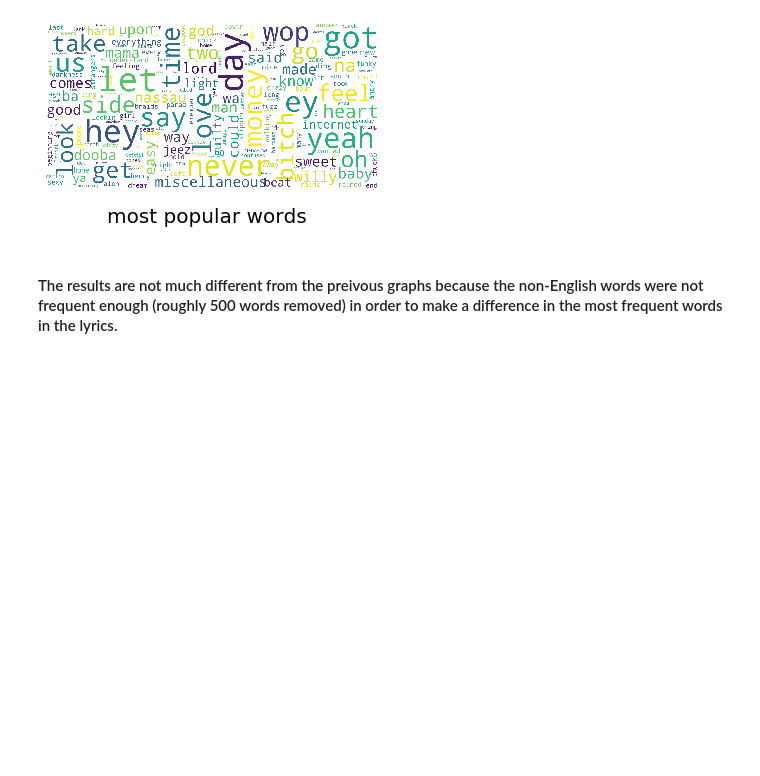
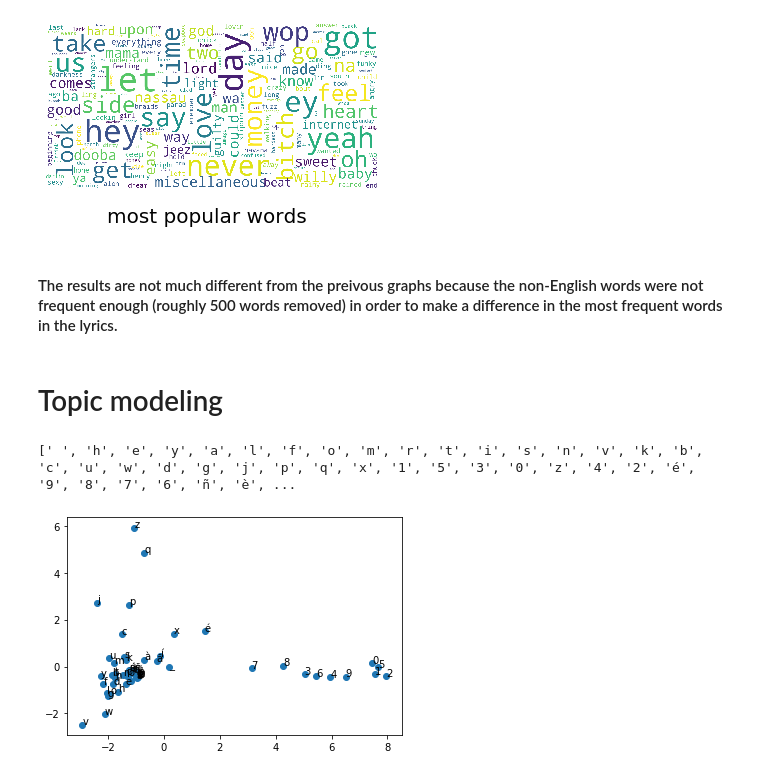
Before and after one commit to mkrsteska/DMML2019_Team_Tesla, a Jupyter notebook: code/Exploratory lyrics.ipynb, the cells around one changed output. Saved outputs shown, nothing was run; the diff lists cells and outputs as text; code cells hidden in the pictures; blank space fills up the shorter version.

Commit message:
Update Exploratory lyrics.ipynb
tried to embed topic modeling but didn't really work...will continue on this

```diff
--- a/code/Exploratory lyrics.ipynb
+++ b/code/Exploratory lyrics.ipynb
@@ -187,3 +189,5 @@ decade: 2010
 [figure]
 # %% [markdown]
 #### The results are not much different from the preivous graphs because the non-English words were not frequent enough (roughly 500 words removed) in order to make a difference in the most frequent words in the lyrics.
+# %% [markdown]
+# Topic modeling
@@ -189,0 +196,23 @@ decade: 2010
+# %%
+words = list(model.wv.vocab)
+print(words)
+# %% [output]
+[' ', 'h', 'e', 'y', 'a', 'l', 'f', 'o', 'm', 'r', 't', 'i', 's', 'n', 'v', 'k', 'b', 'c', 'u', 'w', 'd', 'g', 'j', 'p', 'q', 'x', '1', '5', '3', '0', 'z', '4', '2', 'é', '9', '8', '7', '6', 'ñ', 'è', ...
+# %%
+from gensim.models import Word2Vec
+# define training data
+sentences = texts
+# train model
+model = Word2Vec(sentences, min_count=5, workers=100)
+# fit a 2d PCA model to the vectors
+X = model[model.wv.vocab]
+pca = PCA(n_components=2)
+result = pca.fit_transform(X)
+# create a scatter plot of the projection
+pyplot.scatter(result[:, 0], result[:, 1])
+words = list(model.wv.vocab)
+for i, word in enumerate(words):
+	pyplot.annotate(word, xy=(result[i, 0], result[i, 1]))
+pyplot.show()
+# %% [output]
+[figure, added]
```
Also changed, not shown: parts of 2 cells of this notebook.
